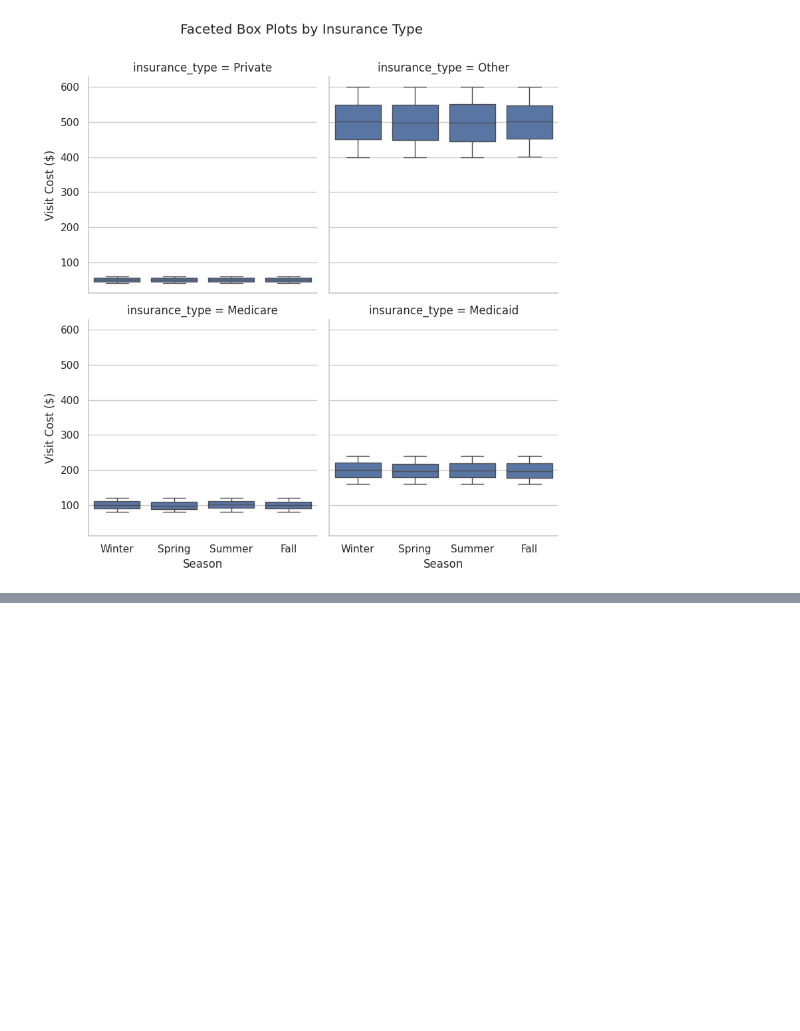
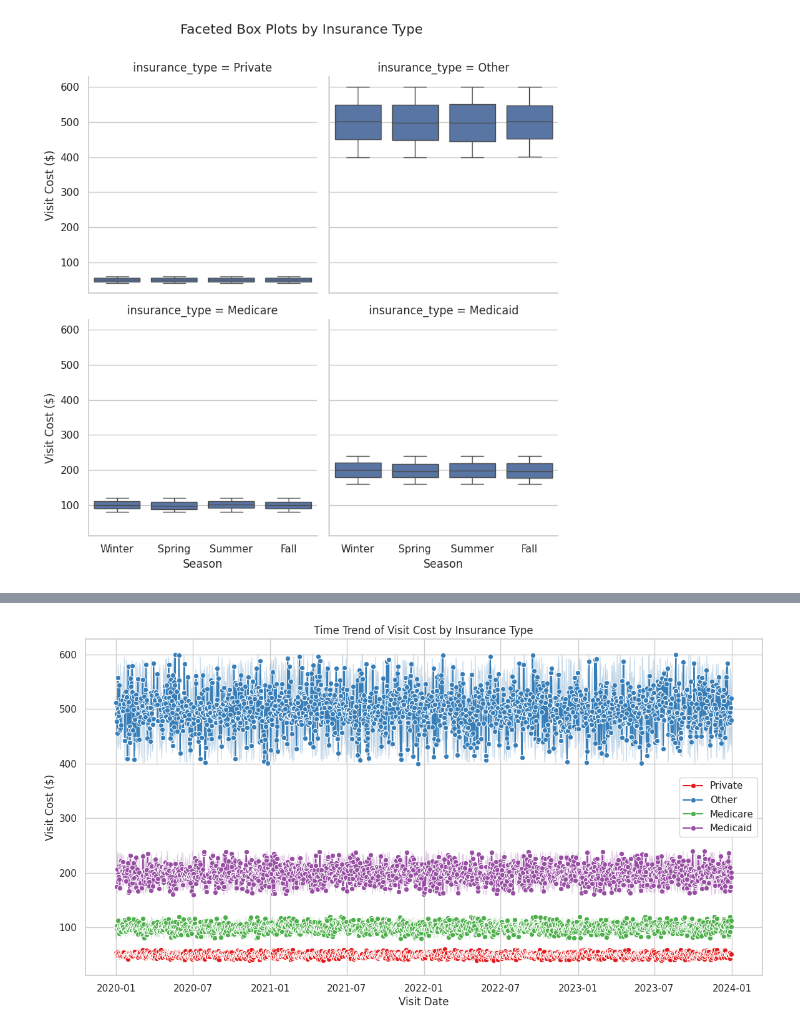
Before and after one commit to UCSF-DataSci/09-second-exam-irisk2050, a Jupyter notebook: visualize.ipynb, the cells around one changed output, grey strips where cells are left out. Drawn from its saved outputs; the diff is of its cells as text; code cells hidden in the pictures; blank space fills up the shorter version.

```diff
--- a/visualize.ipynb
+++ b/visualize.ipynb
@@ -211,0 +227,12 @@ plt.show()
+# %%
+# Time trend: visit cost vs insurance type over time
+plt.figure(figsize=(14, 7))
+sns.lineplot(data=df, x='visit_date', y='visit_cost', hue='insurance_type', marker='o', palette='Set1', markers=1)
+plt.title("Time Trend of Visit Cost by Insurance Type")
+plt.xlabel("Visit Date")
+plt.ylabel("Visit Cost ($)")
+plt.legend()
+plt.savefig("time_trend_visit_cost_insurance.png", dpi=300)
+plt.show()
+# %% [output]
+[figure, added]
```
Also changed, not shown: parts of 7 cells of this notebook, 3 other files.
